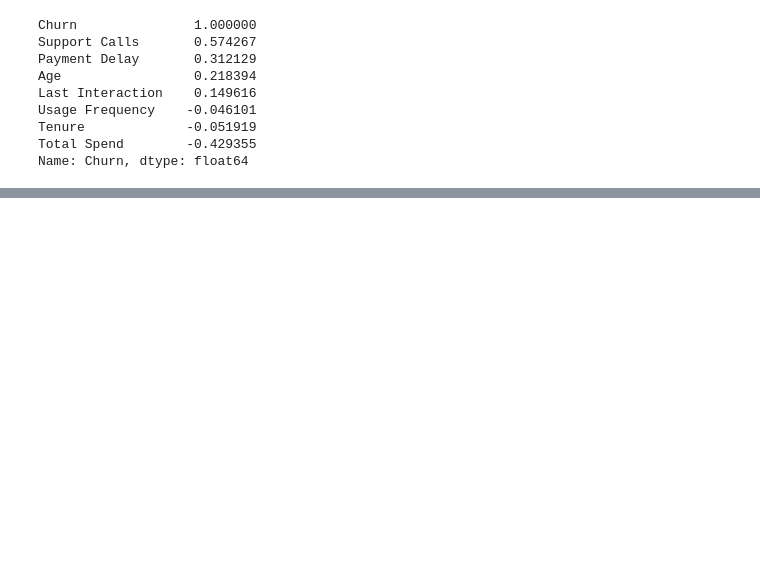
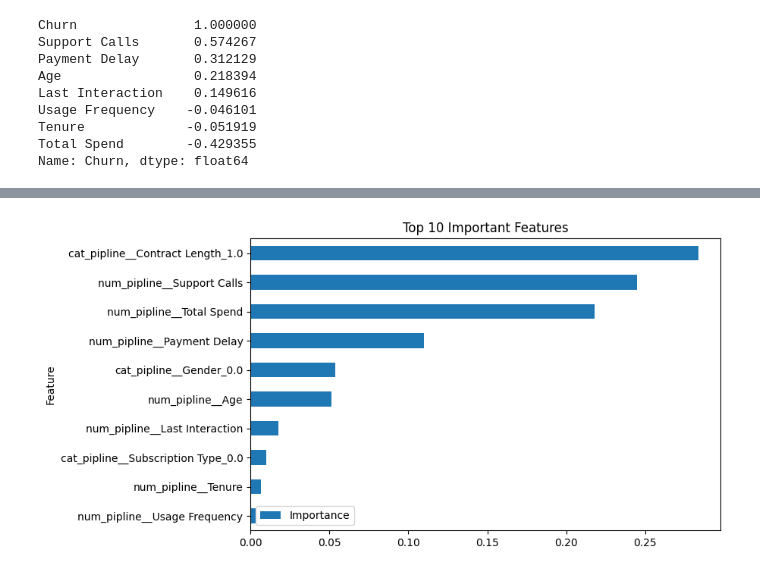
Before and after one commit to sujal-chauhan2006/ML-Projects, a Jupyter notebook: Customer_Churn_Prediction/Notebook/Customer_Churn_Prediction.ipynb, the cells around one changed output, grey strips where cells are left out. Saved outputs shown, nothing was run; the diff lists cells and outputs as text; code cells hidden in the pictures; blank space fills up the shorter version.

```diff
--- a/Customer_Churn_Prediction/Notebook/Customer_Churn_Prediction.ipynb
+++ b/Customer_Churn_Prediction/Notebook/Customer_Churn_Prediction.ipynb
@@ -458,0 +651,16 @@ Name: Churn, dtype: float64
+# %%
+feature_names = preprocessor.get_feature_names_out()
+
+importance = best_model.named_steps['model'].feature_importances_
+
+feature_importance = pd.DataFrame({
+    "Feature": feature_names,
+    "Importance": importance
+})
+
+feature_importance = feature_importance.sort_values(
+    by="Importance",
+    ascending=False
+)
+
+feature_importance.head(10)
@@ -458,0 +679,13 @@ Name: Churn, dtype: float64
+# %%
+feature_importance.head(10).plot(
+    x="Feature",
+    y="Importance",
+    kind="barh",
+    figsize=(8,5)
+)
+
+plt.gca().invert_yaxis()
+plt.title("Top 10 Important Features")
+plt.show()
+# %% [output]
+[figure, added]
```
Also changed, not shown: parts of 29 cells of this notebook.
